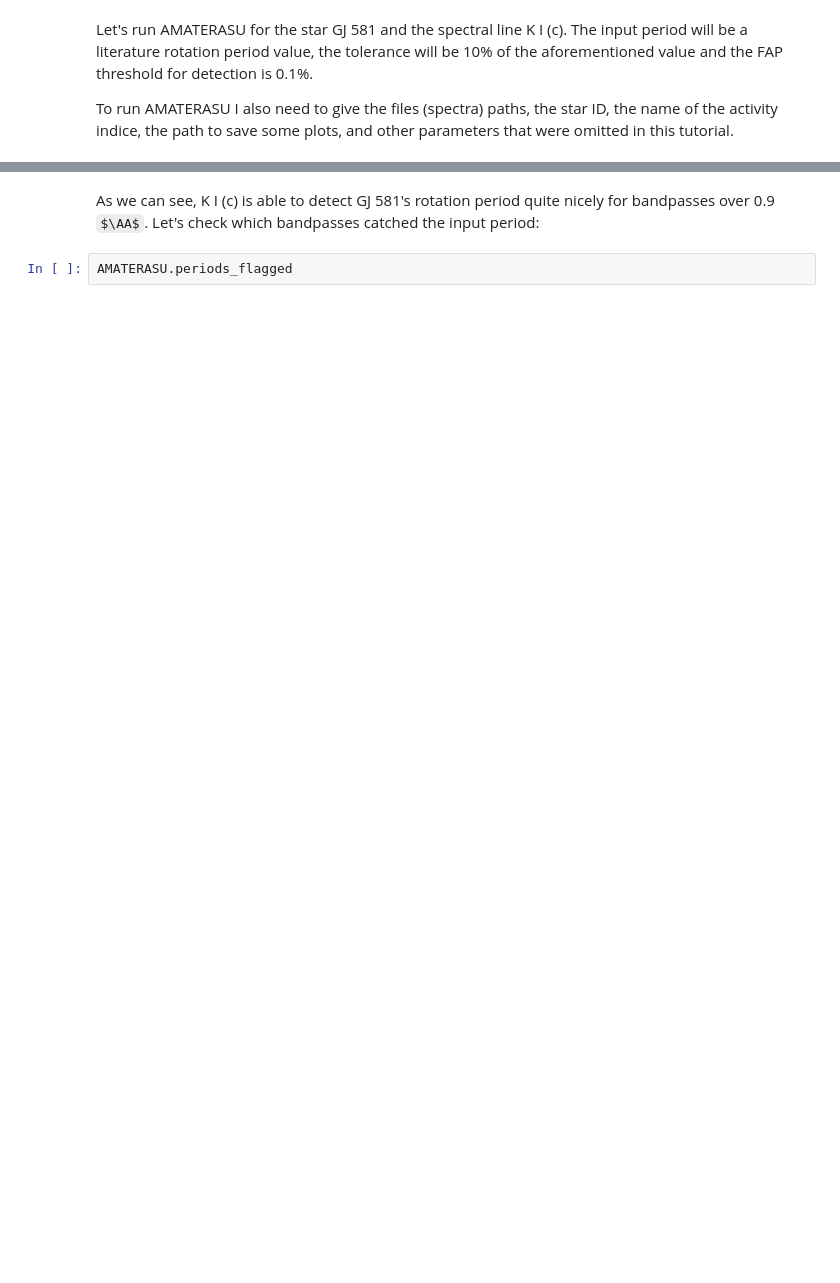
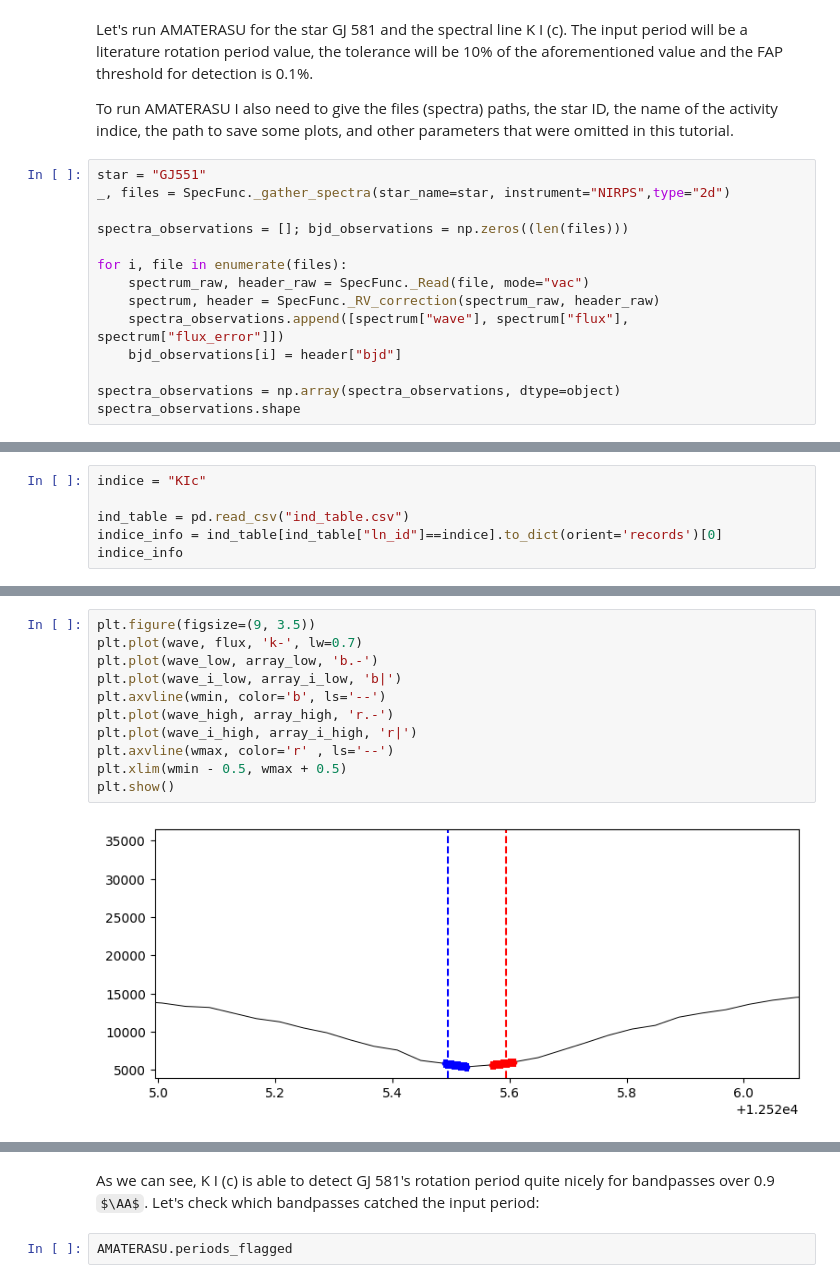
Before and after one commit to telmonteiro/AMATERASU, a Jupyter notebook: AMATERASU_tutorial.ipynb, the cells around one changed output, grey strips where cells are left out. Drawn from its saved outputs; the diff is of its cells as text; some formulas as TeX source; blank space fills up the shorter version.

```diff
--- a/AMATERASU_tutorial.ipynb
+++ b/AMATERASU_tutorial.ipynb
@@ -63,3 +76,17 @@ ind_table
 Let's run AMATERASU for the star GJ 581 and the spectral line K I (c). The input period will be a literature rotation period value, the tolerance will be 10% of the aforementioned value and the FAP threshold for detection is 0.1%.
 
 To run AMATERASU I also need to give the files (spectra) paths, the star ID, the name of the activity indice, the path to save some plots, and other parameters that were omitted in this tutorial.
+# %%
+star = "GJ551"
+_, files = SpecFunc._gather_spectra(star_name=star, instrument="NIRPS",type="2d")
+
+spectra_observations = []; bjd_observations = np.zeros((len(files)))
+
+for i, file in enumerate(files):
+    spectrum_raw, header_raw = SpecFunc._Read(file, mode="vac")
+    spectrum, header = SpecFunc._RV_correction(spectrum_raw, header_raw)
+    spectra_observations.append([spectrum["wave"], spectrum["flux"], spectrum["flux_error"]])
+    bjd_observations[i] = header["bjd"]
+
+spectra_observations = np.array(spectra_observations, dtype=object)
+spectra_observations.shape
@@ -65,0 +97,6 @@ To run AMATERASU I also need to give the files (spectra) paths, the star ID, the
+# %%
+indice = "KIc"
+
+ind_table = pd.read_csv("ind_table.csv")
+indice_info = ind_table[ind_table["ln_id"]==indice].to_dict(orient='records')[0]
+indice_info
@@ -65,0 +169,13 @@ To run AMATERASU I also need to give the files (spectra) paths, the star ID, the
+# %%
+plt.figure(figsize=(9, 3.5))
+plt.plot(wave, flux, 'k-', lw=0.7)
+plt.plot(wave_low, array_low, 'b.-')
+plt.plot(wave_i_low, array_i_low, 'b|')
+plt.axvline(wmin, color='b', ls='--')
+plt.plot(wave_high, array_high, 'r.-')
+plt.plot(wave_i_high, array_i_high, 'r|')
+plt.axvline(wmax, color='r' , ls='--')
+plt.xlim(wmin - 0.5, wmax + 0.5)
+plt.show()
+# %% [output]
+[figure, added]
```
Also changed, not shown: parts of 36 cells of this notebook, 5 other files.
